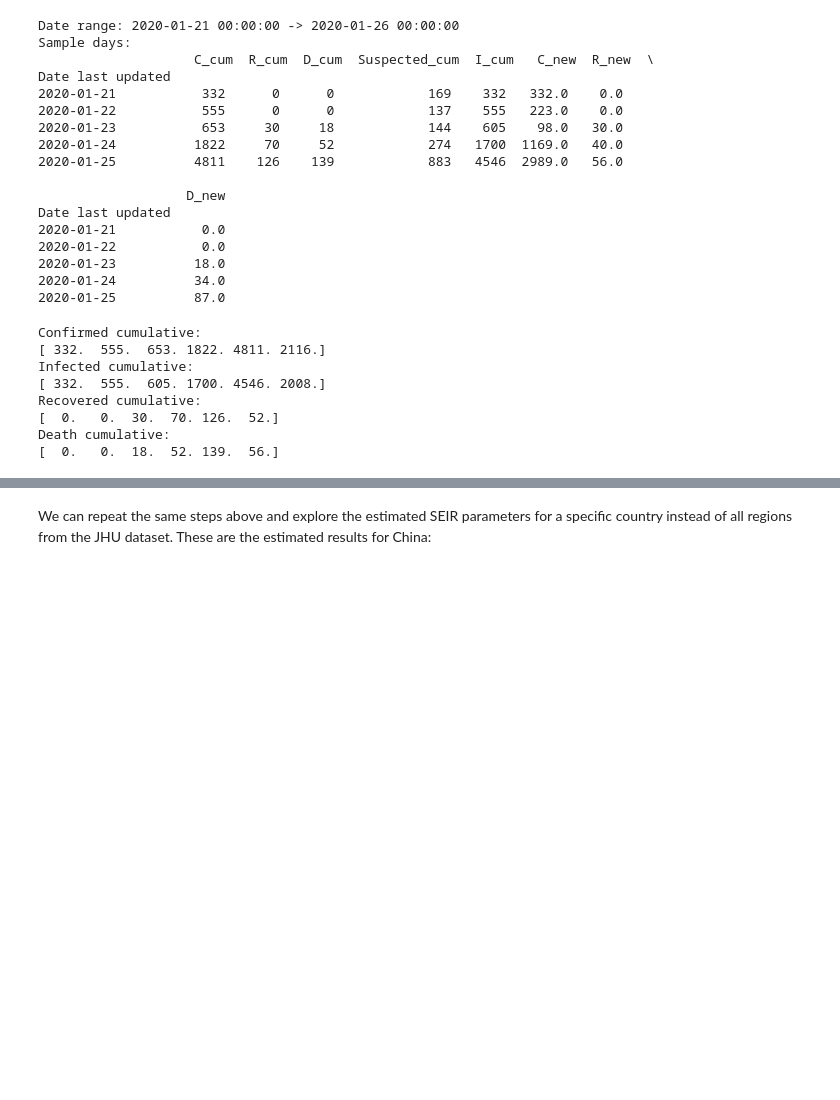
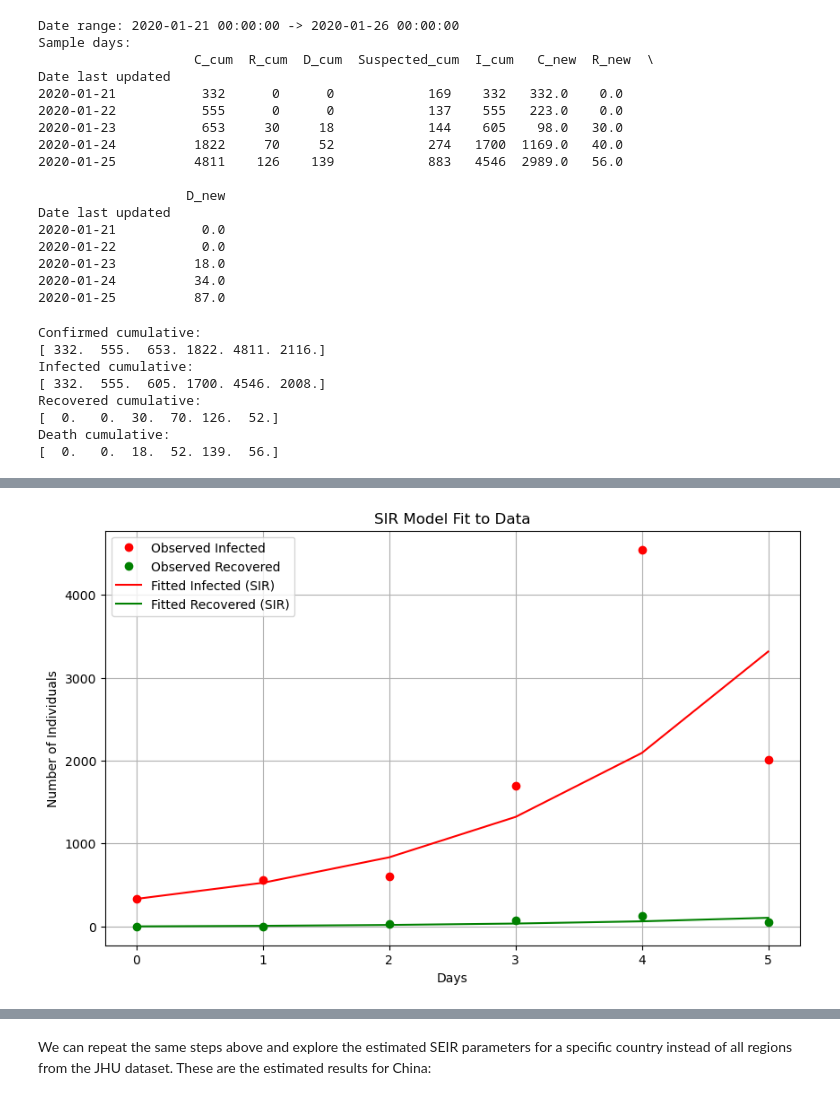
Before and after one commit to carlykiang/apma4300-disease-modeling, a Jupyter notebook: project.ipynb, the cells around one changed output, grey strips where cells are left out. Saved outputs shown, nothing was run; the diff lists cells and outputs as text; code cells hidden in the pictures; blank space fills up the shorter version.

Commit message:
added SIR model results and analysis for SEIR model results

```diff
--- a/project.ipynb
+++ b/project.ipynb
@@ -544,0 +547,92 @@ Death cumulative:
+# %%
+# -----------------------------
+# 1) Load your data arrays
+# -----------------------------
+# t_data → integer days [0,1,2,...]
+# I_data → active infections
+# R_data → recovered
+# N      → total population
+
+t_data = t.astype(float)
+I_data = I_cum.astype(float)
+R_data = R_cum.astype(float)
+N = 2_000_000_000
+
+# Initial conditions
+I0 = float(I_data[0])
+R0 = float(R_data[0])
+S0 = N - I0 - R0
+y0 = [S0, I0, R0]  # S, I, R
+
+# -----------------------------
+# 2) Define SIR ODE system
+# -----------------------------
+def sir_rhs(t, y, beta, gamma):
+    S, I, R = y
+    dS = -beta * S * I / N
+    dI = beta * S * I / N - gamma * I
+    dR = gamma * I
+    return [dS, dI, dR]
+
+def solve_sir(params):
+    beta, gamma = params
+    sol = solve_ivp(
+        lambda t, y: sir_rhs(t, y, beta, gamma),
+        t_span=(t_data[0], t_data[-1]),
+        y0=y0,
+        t_eval=t_data,
+        rtol=1e-6,
+        atol=1e-6,
+    )
+    return sol.y  # S, I, R
+
+# -----------------------------
+# 3) Define residual function for least_squares
+# -----------------------------
+def residual_sir(params):
+    S_model, I_model, R_model = solve_sir(params)
+    err_I = I_model - I_data
+    err_R = R_model - R_data
+    return numpy.concatenate([err_I, err_R])
+
+# -----------------------------
+# 4) Initial parameter guesses
+# -----------------------------
+beta0 = 0.5
+gamma0 = 0.1
+params0 = numpy.array([beta0, gamma0])
+
+# -----------------------------
+# 5) Fit parameters
+# -----------------------------
+solution = least_squares(residual_sir, params0)
+beta_hat, gamma_hat = solution.x
+
+print("\n==========================")
+print("Estimated SIR Parameters")
+print("==========================")
+print("β (transmission) =", beta_hat)
+print("γ (recovery)     =", gamma_hat)
+print("Rootfinding success:", solution.success)
+print("Message:", solution.message)
+
+# -----------------------------
+# 6) Solve SIR model with fitted parameters for plotting
+# -----------------------------
+S_fit, I_fit, R_fit = solve_sir([beta_hat, gamma_hat])
+
+# -----------------------------
+# 7) Plot results
+# -----------------------------
+plt.figure(figsize=(10,6))
+plt.plot(t_data, I_data, 'ro', label='Observed Infected')
+plt.plot(t_data, R_data, 'go', label='Observed Recovered')
+plt.plot(t_data, I_fit, 'r-', label='Fitted Infected (SIR)')
+plt.plot(t_data, R_fit, 'g-', label='Fitted Recovered (SIR)')
+plt.xlabel('Days')
+plt.ylabel('Number of Individuals')
+plt.title('SIR Model Fit to Data')
+plt.legend()
+plt.grid(True)
+plt.show()
+# %% [output]
@@ -544,0 +646 @@ Death cumulative:
+[figure, added]
```
Also changed, not shown: parts of 19 cells of this notebook.
